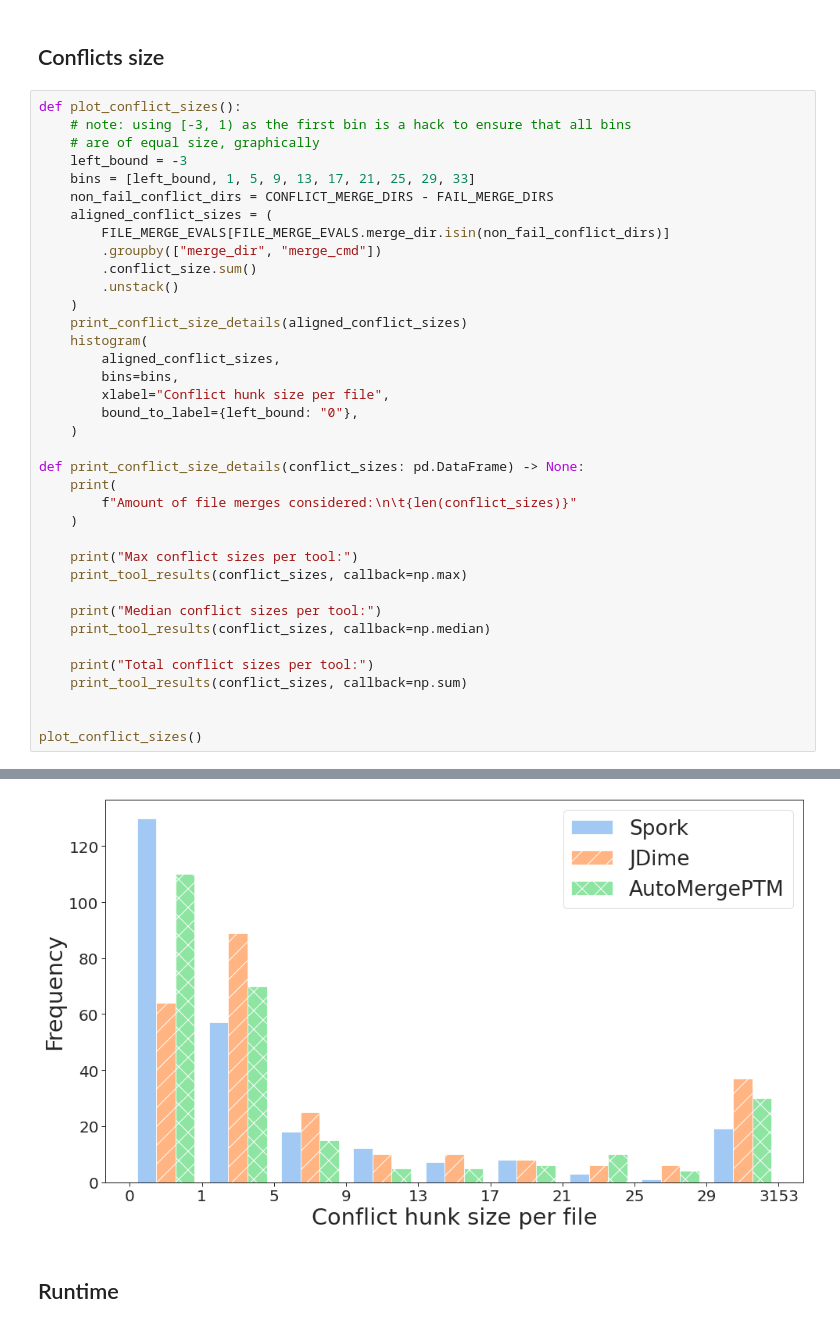
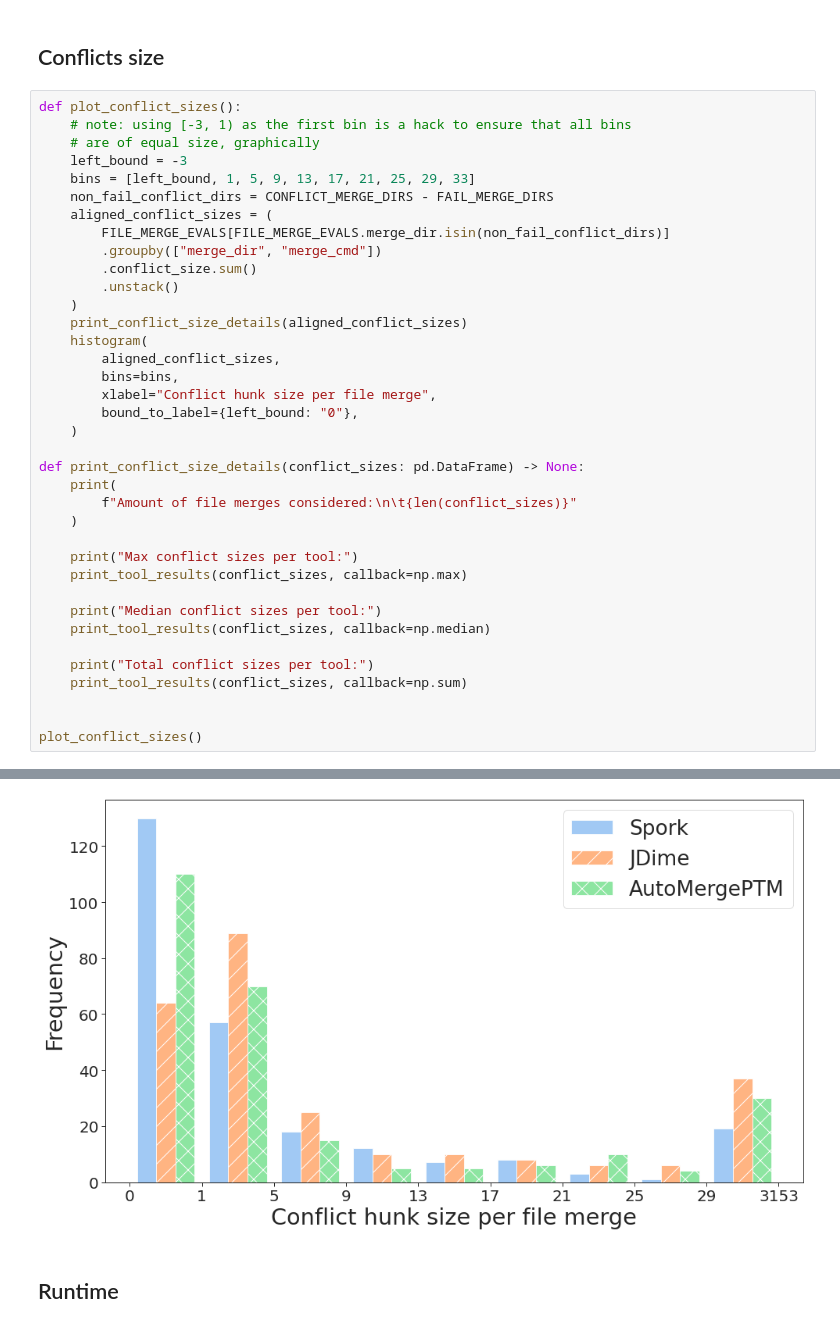
Before and after one commit to slarse/spork-experiments, a Jupyter notebook: analysis.ipynb, the cells around one changed output, grey strips where cells are left out. Saved outputs shown, nothing was run; the diff lists cells and outputs as text.

```diff
--- a/analysis.ipynb
+++ b/analysis.ipynb
@@ -363,7 +363,7 @@ def plot_conflict_sizes():
     histogram(
         aligned_conflict_sizes,
         bins=bins,
-        xlabel="Conflict hunk size per file",
+        xlabel="Conflict hunk size per file merge",
         bound_to_label={left_bound: "0"},
     )
 
@@ -374,34 +374,34 @@ def print_conflict_size_details(conflict_sizes: pd.DataFrame) -> None:
 
     print("Max conflict sizes per tool:")
     print_tool_results(conflict_sizes, callback=np.max)
 
     print("Median conflict sizes per tool:")
     print_tool_results(conflict_sizes, callback=np.median)
 
     print("Total conflict sizes per tool:")
     print_tool_results(conflict_sizes, callback=np.sum)
 
 
 plot_conflict_sizes()
 # %% [output]
 Amount of file merges considered:
         255
 Max conflict sizes per tool:
         SPORK: 214
         JDIME: 3152
         AUTOMERGEPTM: 1563
         SPORK reduction vs JDIME: absolute=2938, percentage=93.21%
         SPORK reduction vs AUTOMERGEPTM: absolute=1349, percentage=86.31%
 Median conflict sizes per tool:
         SPORK: 0.0
         JDIME: 4.0
         AUTOMERGEPTM: 2.0
 ... (9 lines left out)
 Spork vs JDime
 P-value: 0.0004748270294619396, RBC: -0.28020378457059675
 Spork vs AutoMergePTM
 P-value: 0.44087813402524, RBC: -0.06098857294711668
-[figure, old version]
+[figure, new version]
 # %% [markdown]
 ## Runtime
 # %%
```
Also changed, not shown: parts of 1 cell of this notebook.
